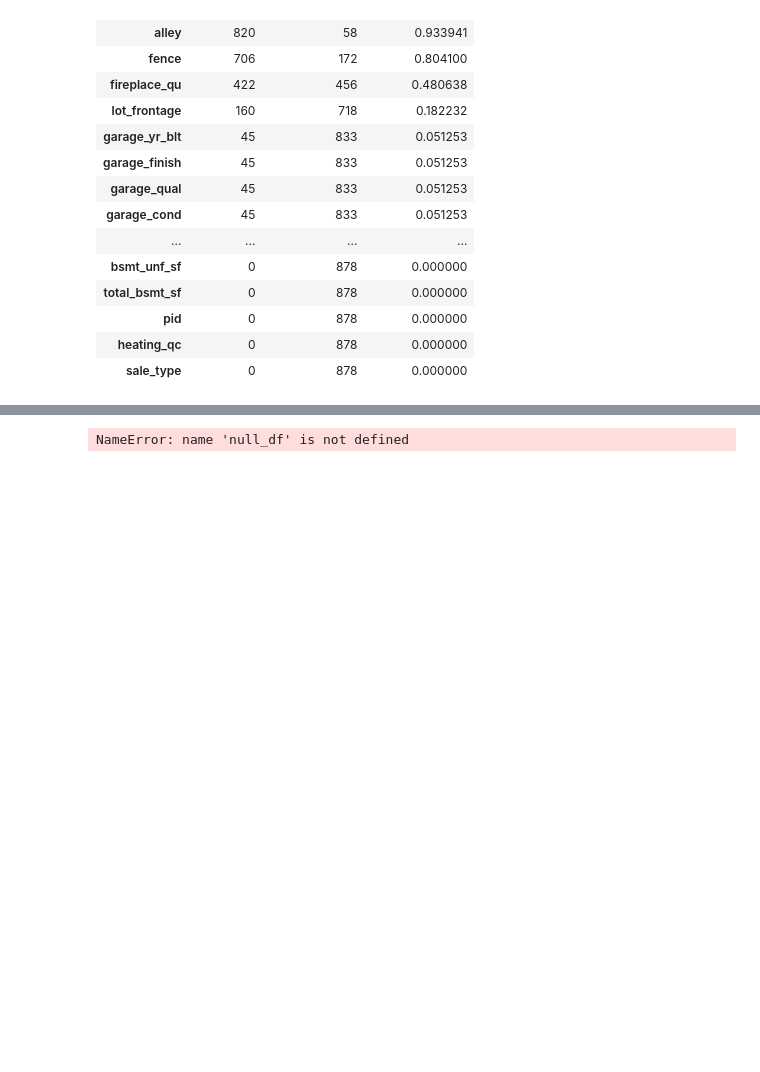
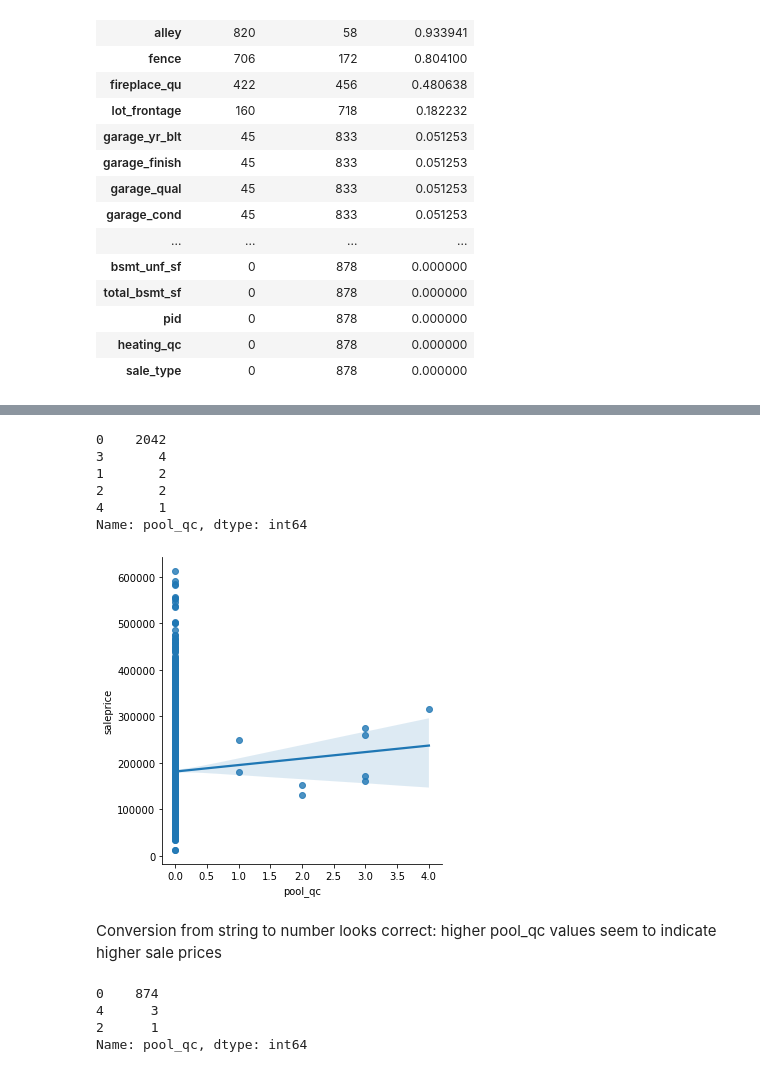
Before and after one commit to ngwtl/DSI-SG-24-projects, a Jupyter notebook: project_2/code/ethan-project-2-code.ipynb, the cells around one changed output, grey strips where cells are left out. Cells and saved outputs as stored; diff of their text form; code cells hidden in the pictures; blank space fills up the shorter version.

```diff
--- a/project_2/code/ethan-project-2-code.ipynb
+++ b/project_2/code/ethan-project-2-code.ipynb
@@ -351,4 +378,47 @@ Summary of findings and next steps
 # %%
-null_df.rename(columns = {"index" : "feature", 0: "null_count"}, errors = "raise")
+# Dictionary says NA mean No Pool, and the remaining values have an order in increasing quality
+# Replace with numerical values to reflect ordinal nature
+
+dict = {np.nan : 0,
+        'Fa' : 1,
+        'TA' : 2,
+        'Gd' : 3,
+        'Ex' : 4
+}
+
+train.pool_qc = train.pool_qc.map(dict)
-# %% [output]
-NameError: name 'null_df' is not defined
+# %%
+# Check 1
+train.pool_qc.value_counts()
+# %% [output]
+0    2042
+3       4
+1       2
+2       2
+4       1
+Name: pool_qc, dtype: int64
+# %%
+# Check 2
+sns.lmplot(data = train, x = "pool_qc", y = "saleprice");
+# %% [output]
+[figure, added]
+# %% [markdown]
+Conversion from string to number looks correct: higher pool_qc values seem to indicate higher sale prices
+# %%
+# Repeat for test set
+dict = {np.nan : 0,
+        'Fa' : 1,
+        'TA' : 2,
+        'Gd' : 3,
+        'Ex' : 4
+}
+
+test.pool_qc = test.pool_qc.map(dict)
+
+# Check
+test.pool_qc.value_counts()
+# %% [output]
+0    874
+4      3
+2      1
+Name: pool_qc, dtype: int64
```
Also changed, not shown: parts of 60 cells of this notebook.
